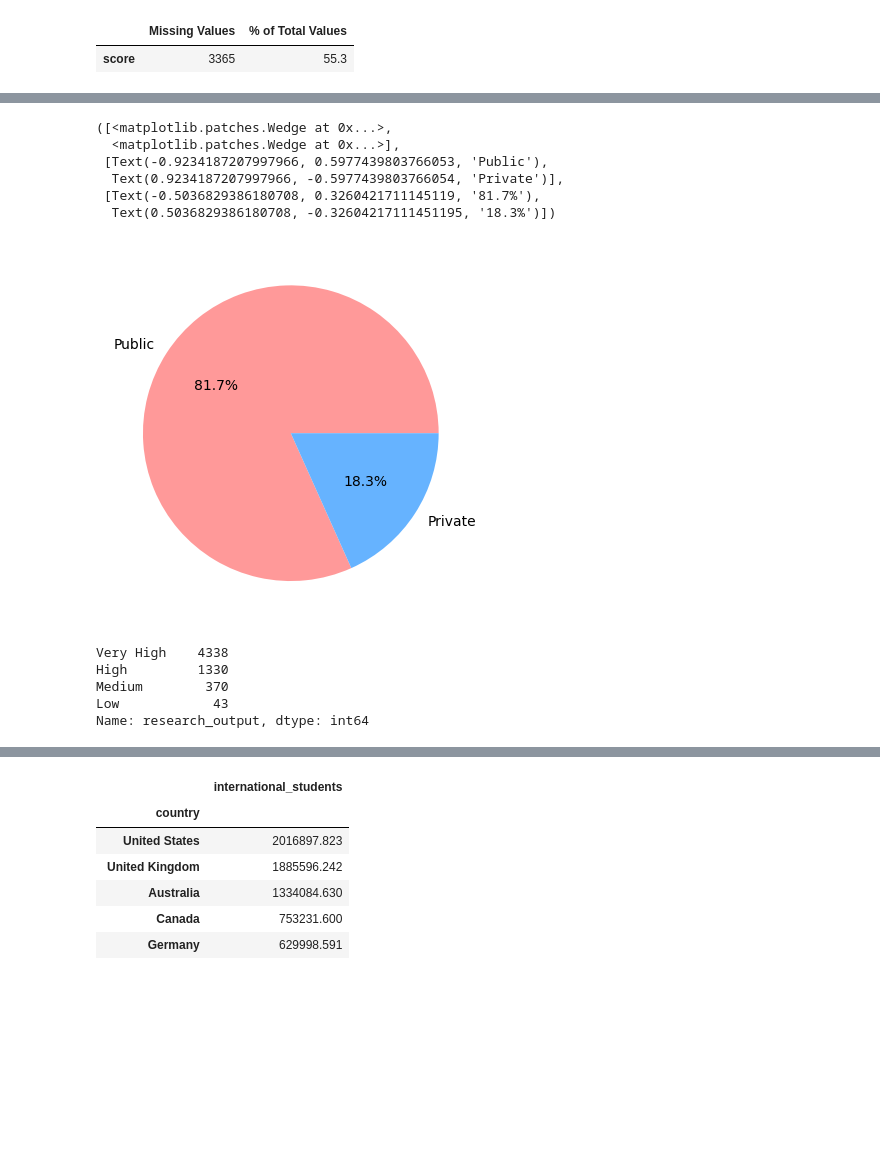
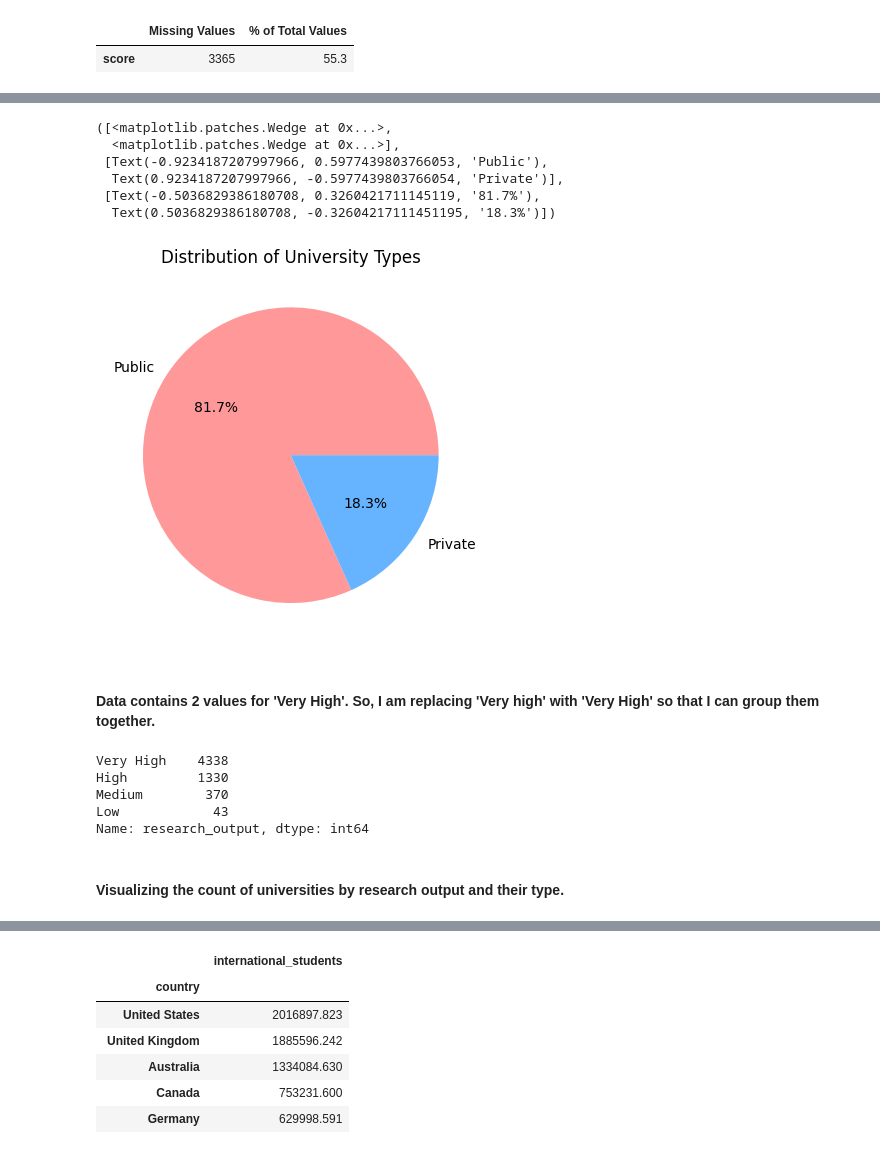
Before and after one commit to aakanshagoyal/QS-World-University-Rankings, a Jupyter notebook: QS Uni Rankings.ipynb, the cells around one changed output, grey strips where cells are left out. Cells and saved outputs as stored; diff of their text form; code cells hidden in the pictures; blank space fills up the shorter version.

```diff
--- a/QS Uni Rankings.ipynb
+++ b/QS Uni Rankings.ipynb
@@ -177,15 +161,17 @@ plt.show()
 # %%
 pie_bar_colors = ['#ff9999','#66b3ff']
-
+plt.title("Distribution of University Types")
 plt.pie(uniRank['type'].value_counts().values,labels = uniRank['type'].value_counts().index,autopct='%1.1f%%',colors=pie_bar_colors)
 # %% [output]
 ([<matplotlib.patches.Wedge at 0x...>,
   <matplotlib.patches.Wedge at 0x...>],
  [Text(-0.9234187207997966, 0.5977439803766053, 'Public'),
   Text(0.9234187207997966, -0.5977439803766054, 'Private')],
  [Text(-0.5036829386180708, 0.3260421711145119, '81.7%'),
   Text(0.5036829386180708, -0.32604217111451195, '18.3%')])
-[figure, old version]
+[figure, new version]
+# %% [markdown]
+#### Data contains 2 values for 'Very High'. So, I am replacing 'Very high' with 'Very High' so that I can group them together.
 # %%
 uniRank['research_output'] = uniRank['research_output'].replace('Very high','Very High')
 # %%
@@ -196,4 +182,6 @@ High         1330
 Medium        370
 Low            43
 Name: research_output, dtype: int64
+# %% [markdown]
+#### Visualizing the count of universities by research output and their type.
 # %%
```
Also changed, not shown: parts of 30 cells of this notebook, 1 other file.
